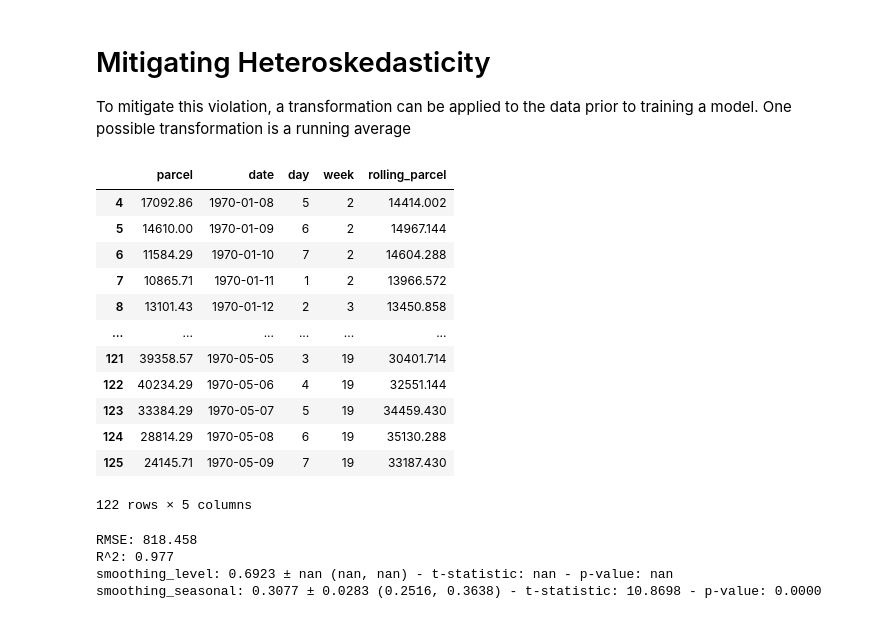
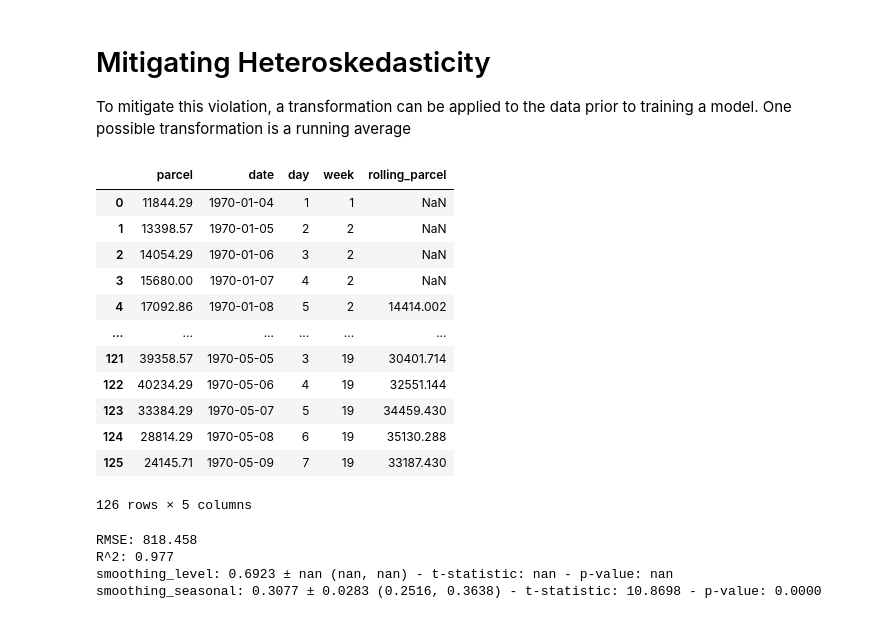
Before and after one commit to ELC/sistemas-de-gestion, a Jupyter notebook: book/chapters/01_Parcel.ipynb, the cells around one changed output. Cells and saved outputs as stored; diff of their text form; code cells hidden in the pictures.

```diff
--- a/book/chapters/01_Parcel.ipynb
+++ b/book/chapters/01_Parcel.ipynb
@@ -250,22 +250,22 @@ To mitigate this violation, a transformation can be applied to the data prior to
 # %%
 data_with_moving_average = data_with_dates.assign(
                                 rolling_parcel=lambda df: df["parcel"].rolling(window=5).mean()
-                            ).dropna()
+                            )
 data_with_moving_average
 # %% [output]
 |  | parcel | date | day | week | rolling_parcel |
+| 0 | 11844.29 | 1970-01-04 | 1 | 1 | NaN |
+| 1 | 13398.57 | 1970-01-05 | 2 | 2 | NaN |
+| 2 | 14054.29 | 1970-01-06 | 3 | 2 | NaN |
+| 3 | 15680.00 | 1970-01-07 | 4 | 2 | NaN |
 | 4 | 17092.86 | 1970-01-08 | 5 | 2 | 14414.002 |
-| 5 | 14610.00 | 1970-01-09 | 6 | 2 | 14967.144 |
-| 6 | 11584.29 | 1970-01-10 | 7 | 2 | 14604.288 |
-| 7 | 10865.71 | 1970-01-11 | 1 | 2 | 13966.572 |
-| 8 | 13101.43 | 1970-01-12 | 2 | 3 | 13450.858 |
 | ... | ... | ... | ... | ... | ... |
 | 121 | 39358.57 | 1970-05-05 | 3 | 19 | 30401.714 |
 | 122 | 40234.29 | 1970-05-06 | 4 | 19 | 32551.144 |
 | 123 | 33384.29 | 1970-05-07 | 5 | 19 | 34459.430 |
 | 124 | 28814.29 | 1970-05-08 | 6 | 19 | 35130.288 |
 | 125 | 24145.71 | 1970-05-09 | 7 | 19 | 33187.430 |
-122 rows × 5 columns
+126 rows × 5 columns
 # %%
 fit_model = forecast_additive_seasonal(data_with_moving_average, "rolling_parcel", "date", 7)
 print(f"RMSE: {fit_model.rmse:.3f}")
```
Also changed, not shown: 3 other files.
